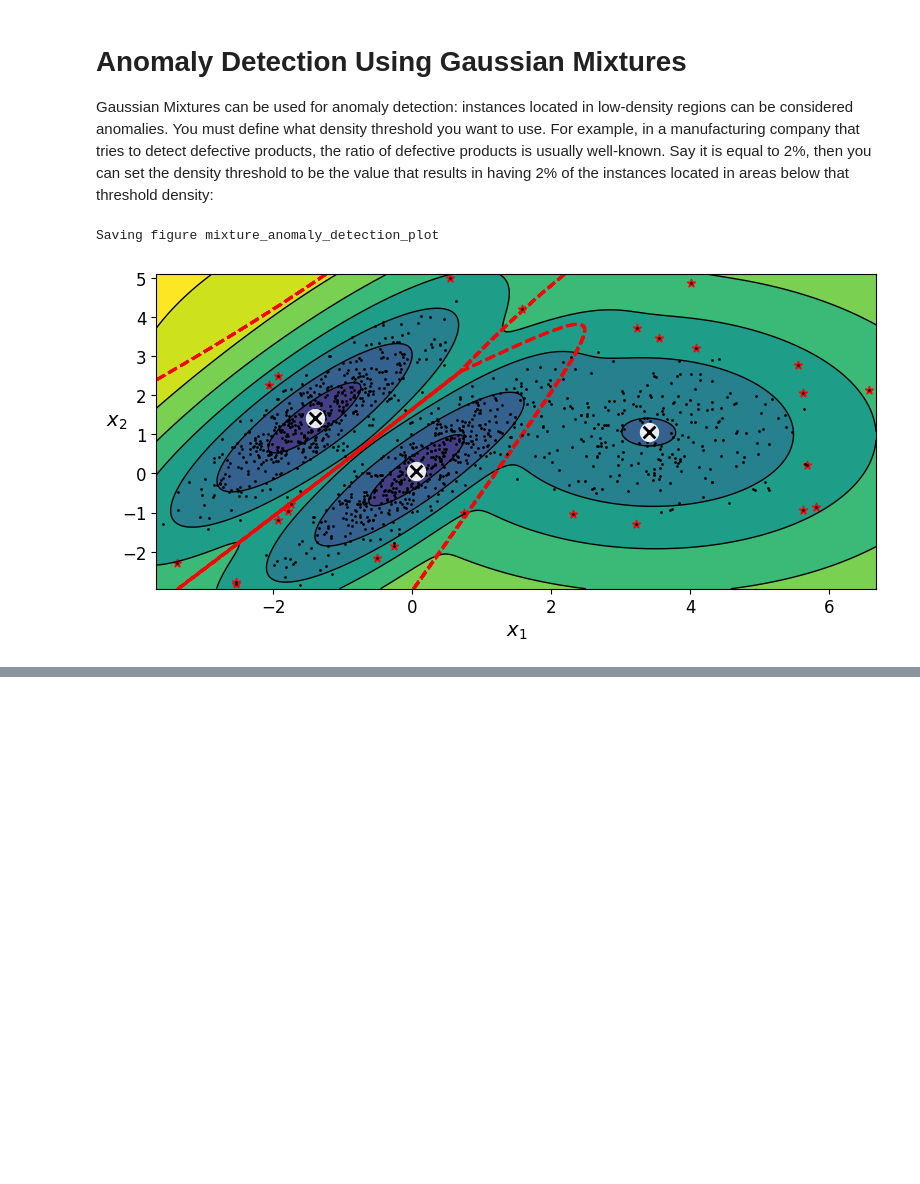
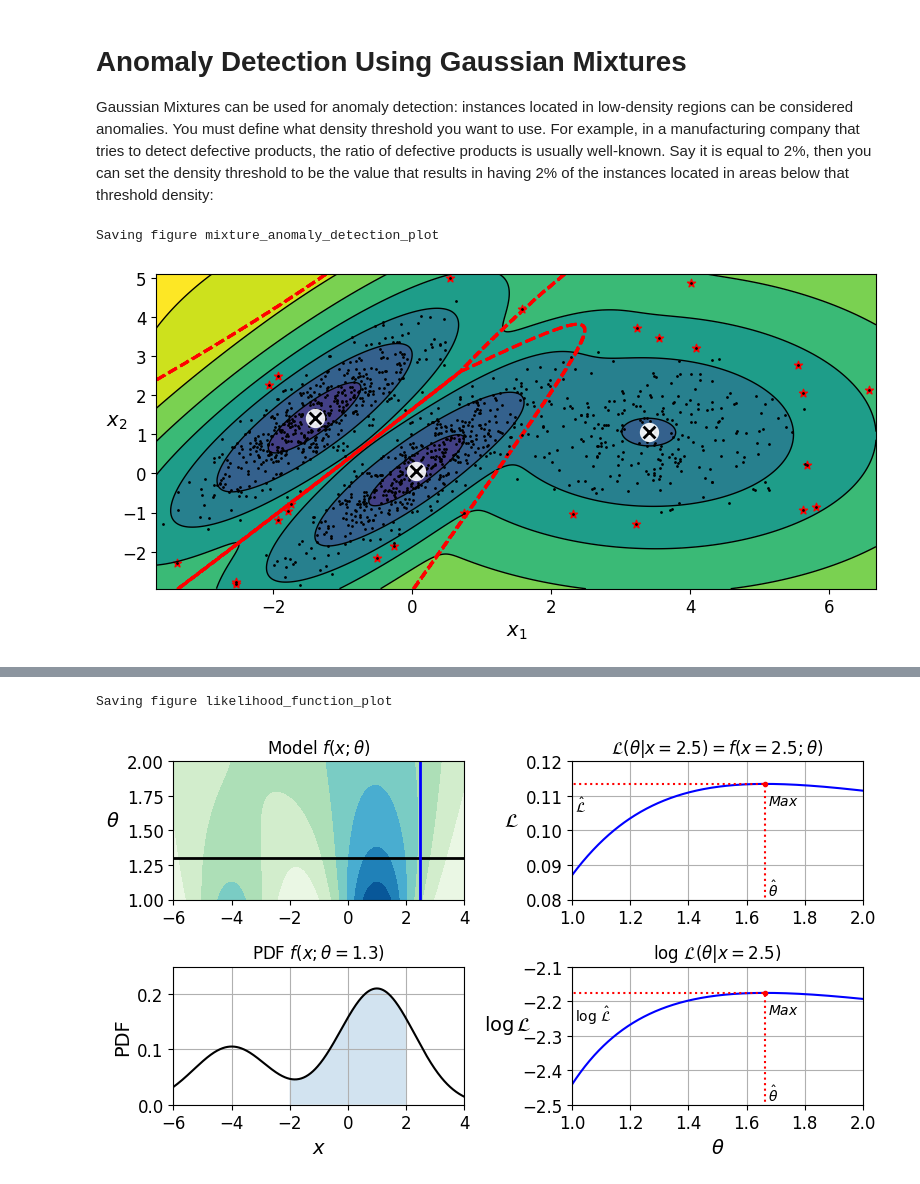
Before and after one commit to Pavan-jangid-here/Learning, a Jupyter notebook: Machine Learning (ML)/8. Unsupervised Learning.ipynb, the cells around one changed output, grey strips where cells are left out. Drawn from its saved outputs; the diff is of its cells as text; code cells hidden in the pictures; blank space fills up the shorter version.

```diff
--- a/Machine Learning (ML)/8. Unsupervised Learning.ipynb
+++ b/Machine Learning (ML)/8. Unsupervised Learning.ipynb
@@ -1209,0 +1224,77 @@ Saving figure mixture_anomaly_detection_plot
+# %%
+# extra code – this cell generates and saves Figure 9–19
+
+from scipy.stats import norm
+
+x_val = 2.5
+std_val = 1.3
+x_range = [-6, 4]
+x_proba_range = [-2, 2]
+stds_range = [1, 2]
+
+xs = np.linspace(x_range[0], x_range[1], 501)
+stds = np.linspace(stds_range[0], stds_range[1], 501)
+Xs, Stds = np.meshgrid(xs, stds)
+Z = 2 * norm.pdf(Xs - 1.0, 0, Stds) + norm.pdf(Xs + 4.0, 0, Stds)
+Z = Z / Z.sum(axis=1)[:, np.newaxis] / (xs[1] - xs[0])
+
+x_example_idx = (xs >= x_val).argmax()  # index of the first value >= x_val
+max_idx = Z[:, x_example_idx].argmax()
+max_val = Z[:, x_example_idx].max()
+s_example_idx = (stds >= std_val).argmax()
+x_range_min_idx = (xs >= x_proba_range[0]).argmax()
+x_range_max_idx = (xs >= x_proba_range[1]).argmax()
+log_max_idx = np.log(Z[:, x_example_idx]).argmax()
+log_max_val = np.log(Z[:, x_example_idx]).max()
+
+plt.figure(figsize=(8, 4.5))
+
+plt.subplot(2, 2, 1)
+plt.contourf(Xs, Stds, Z, cmap="GnBu")
+plt.plot([-6, 4], [std_val, std_val], "k-", linewidth=2)
+plt.plot([x_val, x_val], [1, 2], "b-", linewidth=2)
+plt.ylabel(r"$\theta$", rotation=0, labelpad=10)
+plt.title(r"Model $f(x; \theta)$")
+
+plt.subplot(2, 2, 2)
+plt.plot(stds, Z[:, x_example_idx], "b-")
+plt.plot(stds[max_idx], max_val, "r.")
+plt.plot([stds[max_idx], stds[max_idx]], [0, max_val], "r:")
+plt.plot([0, stds[max_idx]], [max_val, max_val], "r:")
+plt.text(stds[max_idx]+ 0.01, 0.081, r"$\hat{\theta}$")
+plt.text(stds[max_idx]+ 0.01, max_val - 0.006, r"$Max$")
+plt.text(1.01, max_val - 0.008, r"$\hat{\mathcal{L}}$")
+plt.ylabel(r"$\mathcal{L}$", rotation=0, labelpad=10)
+plt.title(fr"$\mathcal{{L}}(\theta|x={x_val}) = f(x={x_val}; \theta)$")
+plt.grid()
+plt.axis([1, 2, 0.08, 0.12])
+
+plt.subplot(2, 2, 3)
+plt.plot(xs, Z[s_example_idx], "k-")
+plt.fill_between(xs[x_range_min_idx:x_range_max_idx+1],
+                 Z[s_example_idx, x_range_min_idx:x_range_max_idx+1], alpha=0.2)
+plt.xlabel(r"$x$")
+plt.ylabel("PDF")
+plt.title(fr"PDF $f(x; \theta={std_val})$")
+plt.grid()
+plt.axis([-6, 4, 0, 0.25])
+
+plt.subplot(2, 2, 4)
+plt.plot(stds, np.log(Z[:, x_example_idx]), "b-")
+plt.plot(stds[log_max_idx], log_max_val, "r.")
+plt.plot([stds[log_max_idx], stds[log_max_idx]], [-5, log_max_val], "r:")
+plt.plot([0, stds[log_max_idx]], [log_max_val, log_max_val], "r:")
+plt.text(stds[log_max_idx]+ 0.01, log_max_val - 0.06, r"$Max$")
+plt.text(stds[log_max_idx]+ 0.01, -2.49, r"$\hat{\theta}$")
+plt.text(1.01, log_max_val - 0.08, r"$\log \, \hat{\mathcal{L}}$")
+plt.xlabel(r"$\theta$")
+plt.ylabel(r"$\log\mathcal{L}$", rotation=0, labelpad=10)
+plt.title(fr"$\log \, \mathcal{{L}}(\theta|x={x_val})$")
+plt.grid()
+plt.axis([1, 2, -2.5, -2.1])
+
+save_fig("likelihood_function_plot")
+plt.show()
+# %% [output]
+Saving figure likelihood_function_plot
+[figure, added]
```
Also changed, not shown: parts of 16 cells of this notebook, 20 other files.
